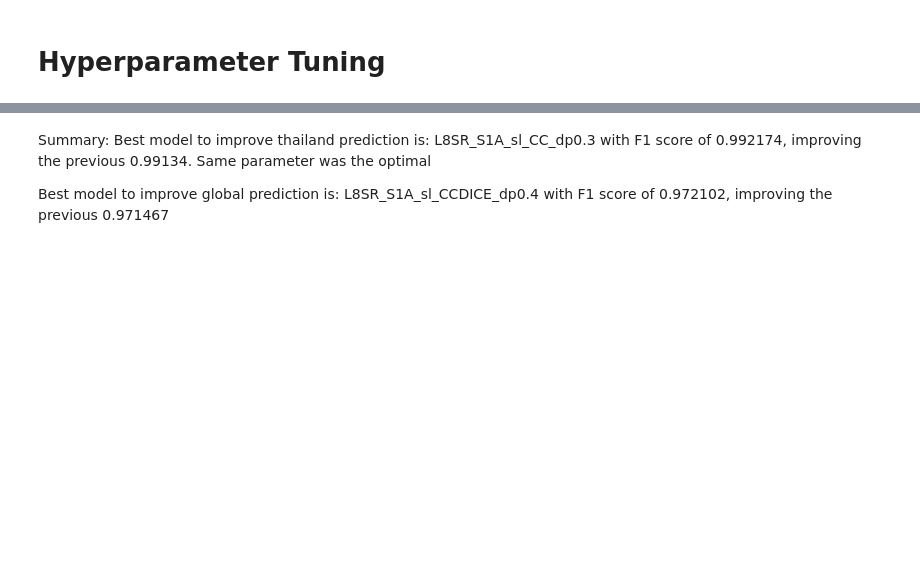
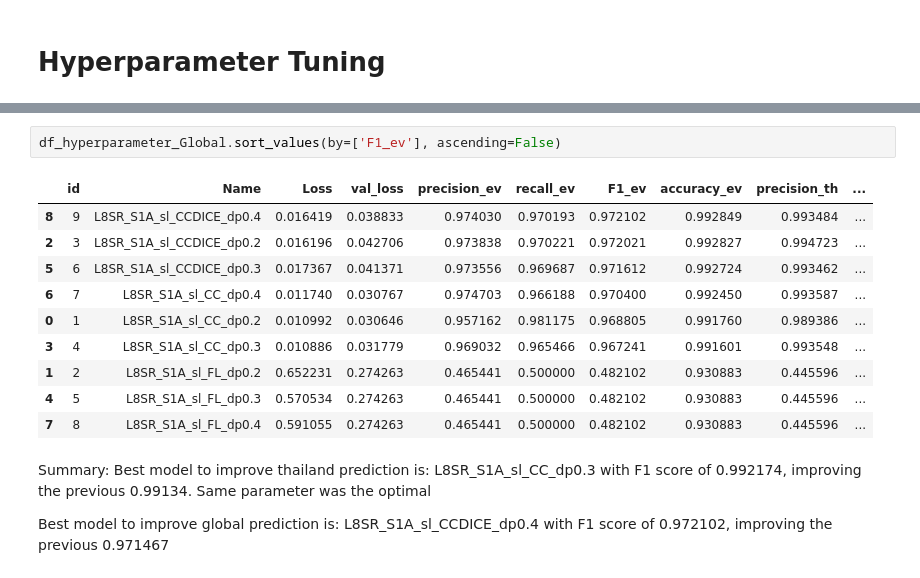
Before and after one commit to edsml-kl121/wateroracle, a Jupyter notebook: results.ipynb, the cells around one changed output, grey strips where cells are left out. Saved outputs shown, nothing was run; the diff lists cells and outputs as text; blank space fills up the shorter version.

```diff
--- a/results.ipynb
+++ b/results.ipynb
@@ -761,3 +758,16 @@ df_hyperparameter_Global
+# %%
+df_hyperparameter_Global.sort_values(by=['F1_ev'], ascending=False)
+# %% [output]
+|  | id | Name | Loss | val_loss | precision_ev | recall_ev | F1_ev | accuracy_ev | precision_th | ... |
+| 8 | 9 | L8SR_S1A_sl_CCDICE_dp0.4 | 0.016419 | 0.038833 | 0.974030 | 0.970193 | 0.972102 | 0.992849 | 0.993484 | ... |
+| 2 | 3 | L8SR_S1A_sl_CCDICE_dp0.2 | 0.016196 | 0.042706 | 0.973838 | 0.970221 | 0.972021 | 0.992827 | 0.994723 | ... |
+| 5 | 6 | L8SR_S1A_sl_CCDICE_dp0.3 | 0.017367 | 0.041371 | 0.973556 | 0.969687 | 0.971612 | 0.992724 | 0.993462 | ... |
+| 6 | 7 | L8SR_S1A_sl_CC_dp0.4 | 0.011740 | 0.030767 | 0.974703 | 0.966188 | 0.970400 | 0.992450 | 0.993587 | ... |
+| 0 | 1 | L8SR_S1A_sl_CC_dp0.2 | 0.010992 | 0.030646 | 0.957162 | 0.981175 | 0.968805 | 0.991760 | 0.989386 | ... |
+| 3 | 4 | L8SR_S1A_sl_CC_dp0.3 | 0.010886 | 0.031779 | 0.969032 | 0.965466 | 0.967241 | 0.991601 | 0.993548 | ... |
+| 1 | 2 | L8SR_S1A_sl_FL_dp0.2 | 0.652231 | 0.274263 | 0.465441 | 0.500000 | 0.482102 | 0.930883 | 0.445596 | ... |
+| 4 | 5 | L8SR_S1A_sl_FL_dp0.3 | 0.570534 | 0.274263 | 0.465441 | 0.500000 | 0.482102 | 0.930883 | 0.445596 | ... |
+| 7 | 8 | L8SR_S1A_sl_FL_dp0.4 | 0.591055 | 0.274263 | 0.465441 | 0.500000 | 0.482102 | 0.930883 | 0.445596 | ... |
 # %% [markdown]
 Summary:
 Best model to improve thailand prediction is:
```
Also changed, not shown: parts of 8 cells of this notebook, 5 other files.
